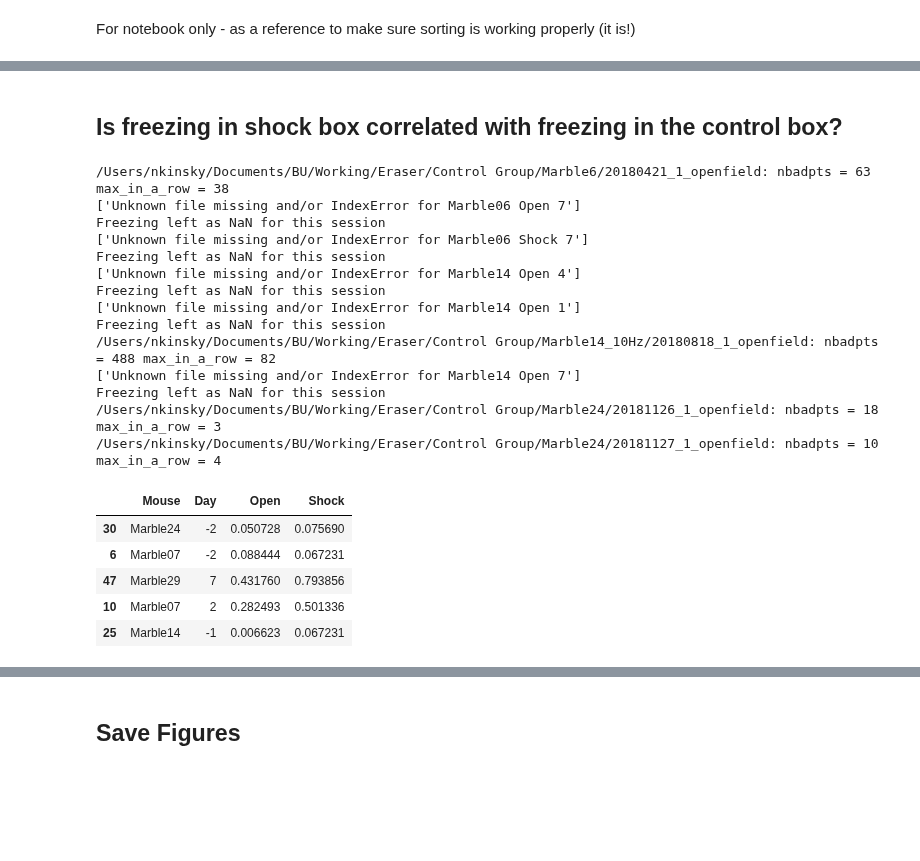
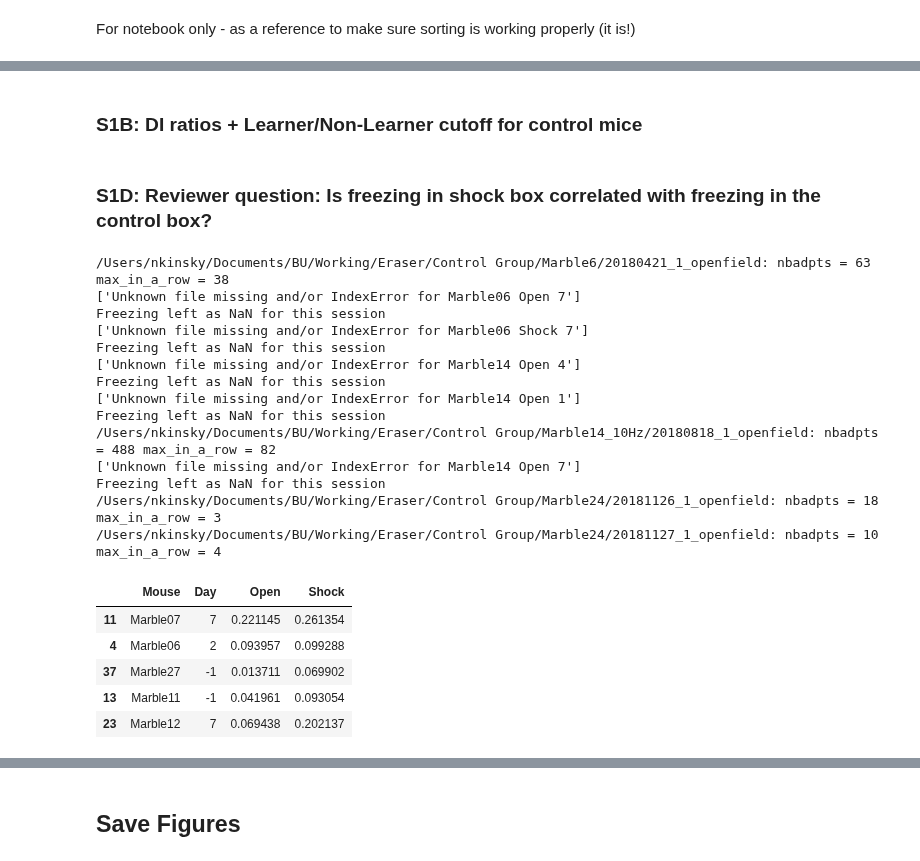
Before and after one commit to nkinsky/Eraser, a Jupyter notebook: Notebooks/Figure1_and_S1.ipynb, the cells around one changed output, grey strips where cells are left out. Saved outputs shown, nothing was run; the diff lists cells and outputs as text; code cells hidden in the pictures; blank space fills up the shorter version.

```diff
--- a/Notebooks/Figure1_and_S1.ipynb
+++ b/Notebooks/Figure1_and_S1.ipynb
@@ -306,8 +567,8 @@ ax_DI_t_v_arena_stats.text(0.1, 0.7, 'p = ' + str(pdi))
 DI_lrn = (fratio_lrn[0] - fratio_lrn[1])/(fratio_lrn[0] + fratio_lrn[1])
 DI_nl = (fratio_nl[0] - fratio_nl[1])/(fratio_nl[0] + fratio_nl[1])
 DI_a = (fratio_ani[0] - fratio_ani[1])/(fratio_ani[0] + fratio_ani[1])
-
 # Dump into nice dataframe
+days = [-2, -1, 4, 1, 2, 7]
 DI_all = []
 days_all = []
 grp_all = []
@@ -319,0 +661,14 @@ DIdf = pd.DataFrame({'DI': DI_all, 'Day': days_all, 'Group': grp_all})
+# %%
+alpha_pf = 0.05
+days = [-2, -1, 4, 1, 2, 7]
+DI_df = []
+for mice, group_name in zip((err.learners, err.nonlearners, err.ani_mice_good),
+                             ("Learners", "Non-Learners", "ANI")):
+    fratio_all = erp.get_all_freezing(mice, day_des=days, arenas=["Open", "Shock"])
+    fratio_df = erp.fratio_to_df(fratio_all, mice, days=days, arenas=["Neutral", "Shock"])
+    df_temp = create_DI_df(fratio_df)
+    df_temp["Group"] = group_name
+    DI_df.append(df_temp)
+DI_df = pd.concat(DI_df, axis=0).reset_index()
+DI_df["Day"] = pd.Categorical(DI_df["Day"], [-2, -1, 4, 1, 2, 7])
+DI_df.sample(5)
@@ -319,0 +717,19 @@ DIdf = pd.DataFrame({'DI': DI_all, 'Day': days_all, 'Group': grp_all})
+# %%
+_, ax = plt.subplots(2, 2, figsize=(6, 4))
+
+df_use = DI_df[(DI_df.Day == -2) | (DI_df.Day == -1)]
+
+for a, col in zip(ax[0], ["DI Neural", "Overlap Ratio"]):
+    sns.stripplot(data=df_use, x="Group", y=col, hue="Mouse", ax=a, legend=False, edgecolor="w",
+                  linewidth=0.2)
+
+df_use = df_use.groupby(["Mouse"]).mean(numeric_only=True).reset_index().drop(columns="index")
+df_use["Group"] = df_use.apply(get_group, axis=1)
+for a, col in zip(ax[1], ["DI Neural", "Overlap Ratio"]):
+    sns.stripplot(data=df_use, x="Group", y=col, hue="Mouse", ax=a, legend=False, edgecolor="w",
+                  linewidth=0.2)
+
+df_use = DI_df[(DI_df.Day == -2) | (DI_df.Day == -1)]
+import pingouin as pg
+pg.pairwise_tests(data=df_use, dv="DI Neural", between="Group", padjust="holm")
+# pg.anova(data=df_use, dv="DI Neural", between="Group")
@@ -367,6 +808,7 @@ DIdf.insert(2, 'Cell Overlap', olap_list)
 days = [-2, -1, 4, 1, 2, 7]
 mice_grp = [err.learners, err.nonlearners, err.ani_mice_good]
 discr_all = []
+mouse_name = []
 for mice in mice_grp:
     grp_discr = []
     for mouse in mice:
@@ -374,6 +816,7 @@ for mice in mice_grp:
         for day in days:
             DIneurons = discr.get_DI_scores(mouse, 'Open', day, 'Shock', day)
             mouse_discr.append(np.mean(np.abs(DIneurons)))
+            mouse_name.append(mouse)
         grp_discr.append(mouse_discr)
     discr_all.append(np.asarray(grp_discr).T)
 
@@ -595,3 +1362,5 @@ ax29stats.axis('off')
+# %% [markdown]
+### S1B: DI ratios + Learner/Non-Learner cutoff for control mice
 # %%
 # Plot Discrimination Index (DI) ratios for day 1-2 for control mice
 learning_cutoff = -0.35
@@ -612,38 +1381,40 @@ ahist.axvline(learning_cutoff, linestyle='--', color='k')
 DI_aft_ani = ((fratio_ani[0, 3:5, :] - fratio_ani[1, 3:5, :]).reshape(-1))/((fratio_ani[0, 3:5, :] +
                                                                            fratio_ani[1, 3:5, :]).reshape(-1))
 # %% [markdown]
-## Is freezing in shock box correlated with freezing in the control box?
+### S1D: Reviewer question: Is freezing in shock box correlated with freezing in the control box?
 # %%
-err.control_mice_good
 days = [-2, -1, 4, 1, 2, 7]
 df_list = []
 for mouse in err.control_mice_good:
     fratios = erp.get_all_freezing(mouse, day_des=days, arenas=["Open", "Shock"])
     df = pd.DataFrame({"Mouse": mouse, "Day": days, "Open": fratios[0, :], "Shock": fratios[1, :]})
     # df_list.append(df.melt(id_vars=["Mouse", "Day"], value_vars=["Open", "Shock"], var_name="Arena", value_name="Frz Ratio"))
+
     df_list.append(df)
 df_frz = pd.concat(df_list).reset_index().drop(columns="index")
 df_frz = df_frz[~np.isnan(df_frz.Open)]  # Exclude animals with missing data from EITHER arena
+# Make animal markers plot consistently
+df_frz["Mouse"] = pd.Categorical(df_frz["Mouse"], df_frz["Mouse"].unique())
 df_frz.sample(5)
 # %% [output]
 /Users/nkinsky/Documents/BU/Working/Eraser/Control Group/Marble6/20180421_1_openfield: nbadpts = 63 max_in_a_row = 38
 ['Unknown file missing and/or IndexError for Marble06 Open 7']
 Freezing left as NaN for this session
 ['Unknown file missing and/or IndexError for Marble06 Shock 7']
 Freezing left as NaN for this session
 ['Unknown file missing and/or IndexError for Marble14 Open 4']
 Freezing left as NaN for this session
 ['Unknown file missing and/or IndexError for Marble14 Open 1']
 Freezing left as NaN for this session
 /Users/nkinsky/Documents/BU/Working/Eraser/Control Group/Marble14_10Hz/20180818_1_openfield: nbadpts = 488 max_in_a_row = 82
 ['Unknown file missing and/or IndexError for Marble14 Open 7']
 Freezing left as NaN for this session
 /Users/nkinsky/Documents/BU/Working/Eraser/Control Group/Marble24/20181126_1_openfield: nbadpts = 18 max_in_a_row = 3
 /Users/nkinsky/Documents/BU/Working/Eraser/Control Group/Marble24/20181127_1_openfield: nbadpts = 10 max_in_a_row = 4
 |  | Mouse | Day | Open | Shock |
-| 30 | Marble24 | -2 | 0.050728 | 0.075690 |
-| 6 | Marble07 | -2 | 0.088444 | 0.067231 |
-| 47 | Marble29 | 7 | 0.431760 | 0.793856 |
-| 10 | Marble07 | 2 | 0.282493 | 0.501336 |
-| 25 | Marble14 | -1 | 0.006623 | 0.067231 |
+| 11 | Marble07 | 7 | 0.221145 | 0.261354 |
+| 4 | Marble06 | 2 | 0.093957 | 0.099288 |
+| 37 | Marble27 | -1 | 0.013711 | 0.069902 |
+| 13 | Marble11 | -1 | 0.041961 | 0.093054 |
+| 23 | Marble12 | 7 | 0.069438 | 0.202137 |
 # %%
```
Also changed, not shown: parts of 93 cells of this notebook, 1 other file.
